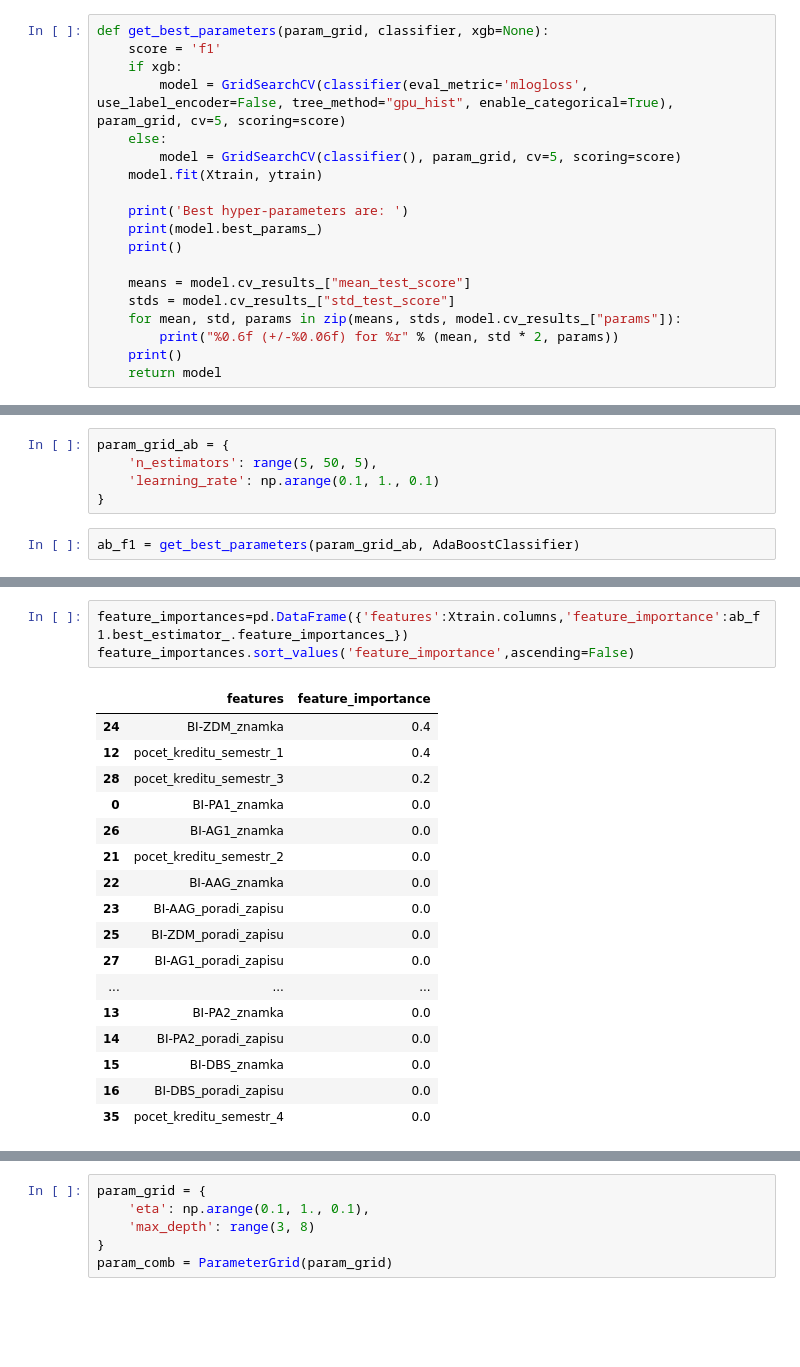
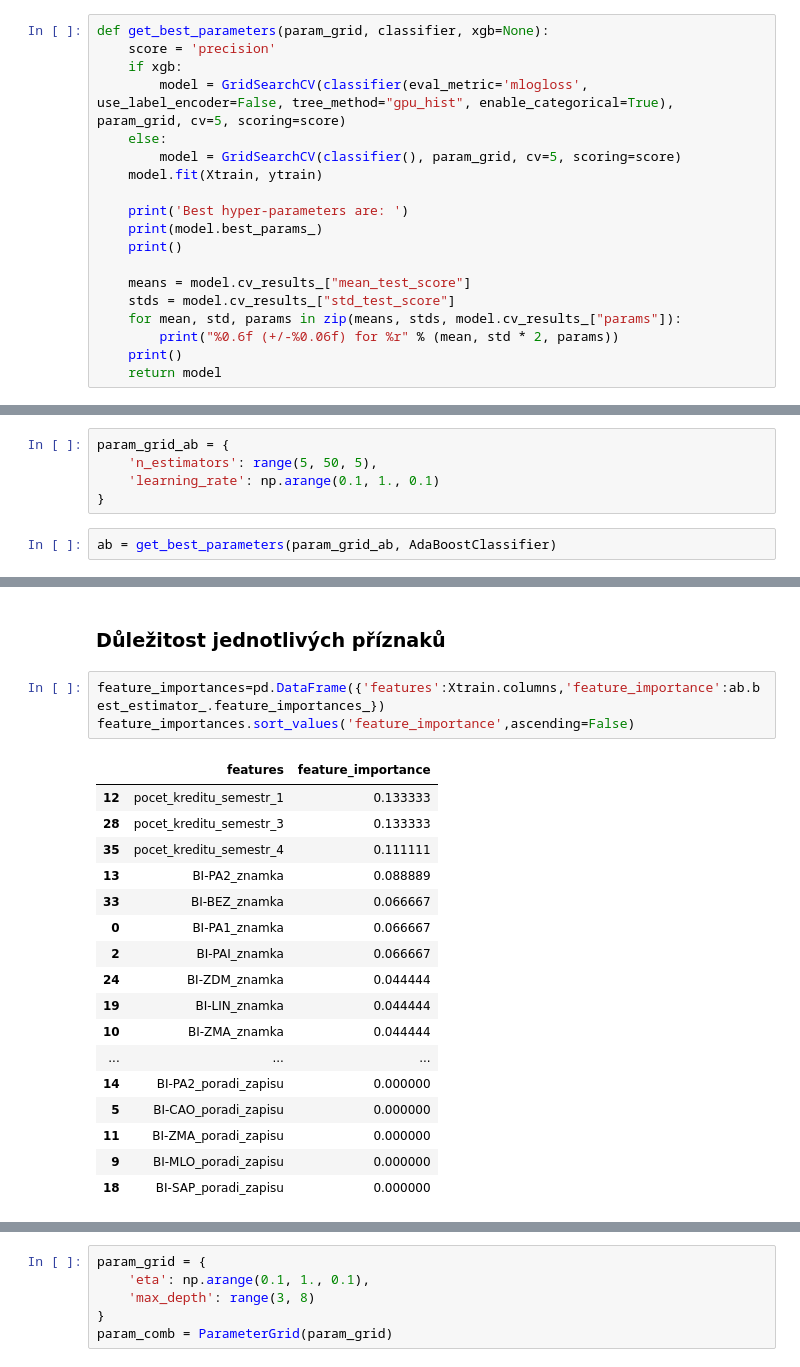
Before and after one commit to akapitanova/predikce_vykonu_studentu, a Jupyter notebook: Predikce_uspechu_semestr_5.ipynb, the cells around one changed output, grey strips where cells are left out. Saved outputs shown, nothing was run; the diff lists cells and outputs as text; blank space fills up the shorter version.

```diff
--- a/Predikce_uspechu_semestr_5.ipynb
+++ b/Predikce_uspechu_semestr_5.ipynb
@@ -192,6 +201,6 @@ testovací data
 # %%
 def get_best_parameters(param_grid, classifier, xgb=None):
-    score = 'f1'
+    score = 'precision'
     if xgb:
         model = GridSearchCV(classifier(eval_metric='mlogloss', use_label_encoder=False, tree_method="gpu_hist", enable_categorical=True), param_grid, cv=5, scoring=score)
     else:
@@ -334,6 +387,6 @@ param_grid_ab = {
     'learning_rate': np.arange(0.1, 1., 0.1)
 }
 # %%
-ab_f1 = get_best_parameters(param_grid_ab, AdaBoostClassifier)
+ab = get_best_parameters(param_grid_ab, AdaBoostClassifier)
 # %% [output]
 Best hyper-parameters are:
@@ -362,22 +434,24 @@ accuracy score (test): 0.973684
+# %% [markdown]
+### Důležitost jednotlivých příznaků
 # %%
-feature_importances=pd.DataFrame({'features':Xtrain.columns,'feature_importance':ab_f1.best_estimator_.feature_importances_})
+feature_importances=pd.DataFrame({'features':Xtrain.columns,'feature_importance':ab.best_estimator_.feature_importances_})
 feature_importances.sort_values('feature_importance',ascending=False)
 # %% [output]
 |  | features | feature_importance |
-| 24 | BI-ZDM_znamka | 0.4 |
-| 12 | pocet_kreditu_semestr_1 | 0.4 |
-| 28 | pocet_kreditu_semestr_3 | 0.2 |
-| 0 | BI-PA1_znamka | 0.0 |
-| 26 | BI-AG1_znamka | 0.0 |
-| 21 | pocet_kreditu_semestr_2 | 0.0 |
-| 22 | BI-AAG_znamka | 0.0 |
-| 23 | BI-AAG_poradi_zapisu | 0.0 |
-| 25 | BI-ZDM_poradi_zapisu | 0.0 |
-| 27 | BI-AG1_poradi_zapisu | 0.0 |
+| 12 | pocet_kreditu_semestr_1 | 0.133333 |
+| 28 | pocet_kreditu_semestr_3 | 0.133333 |
+| 35 | pocet_kreditu_semestr_4 | 0.111111 |
+| 13 | BI-PA2_znamka | 0.088889 |
+| 33 | BI-BEZ_znamka | 0.066667 |
+| 0 | BI-PA1_znamka | 0.066667 |
+| 2 | BI-PAI_znamka | 0.066667 |
+| 24 | BI-ZDM_znamka | 0.044444 |
+| 19 | BI-LIN_znamka | 0.044444 |
+| 10 | BI-ZMA_znamka | 0.044444 |
 | ... | ... | ... |
-| 13 | BI-PA2_znamka | 0.0 |
-| 14 | BI-PA2_poradi_zapisu | 0.0 |
-| 15 | BI-DBS_znamka | 0.0 |
-| 16 | BI-DBS_poradi_zapisu | 0.0 |
-| 35 | pocet_kreditu_semestr_4 | 0.0 |
+| 14 | BI-PA2_poradi_zapisu | 0.000000 |
+| 5 | BI-CAO_poradi_zapisu | 0.000000 |
+| 11 | BI-ZMA_poradi_zapisu | 0.000000 |
+| 9 | BI-MLO_poradi_zapisu | 0.000000 |
+| 18 | BI-SAP_poradi_zapisu | 0.000000 |
 # %% [markdown]
```
Also changed, not shown: parts of 69 cells of this notebook, 34 other files.
